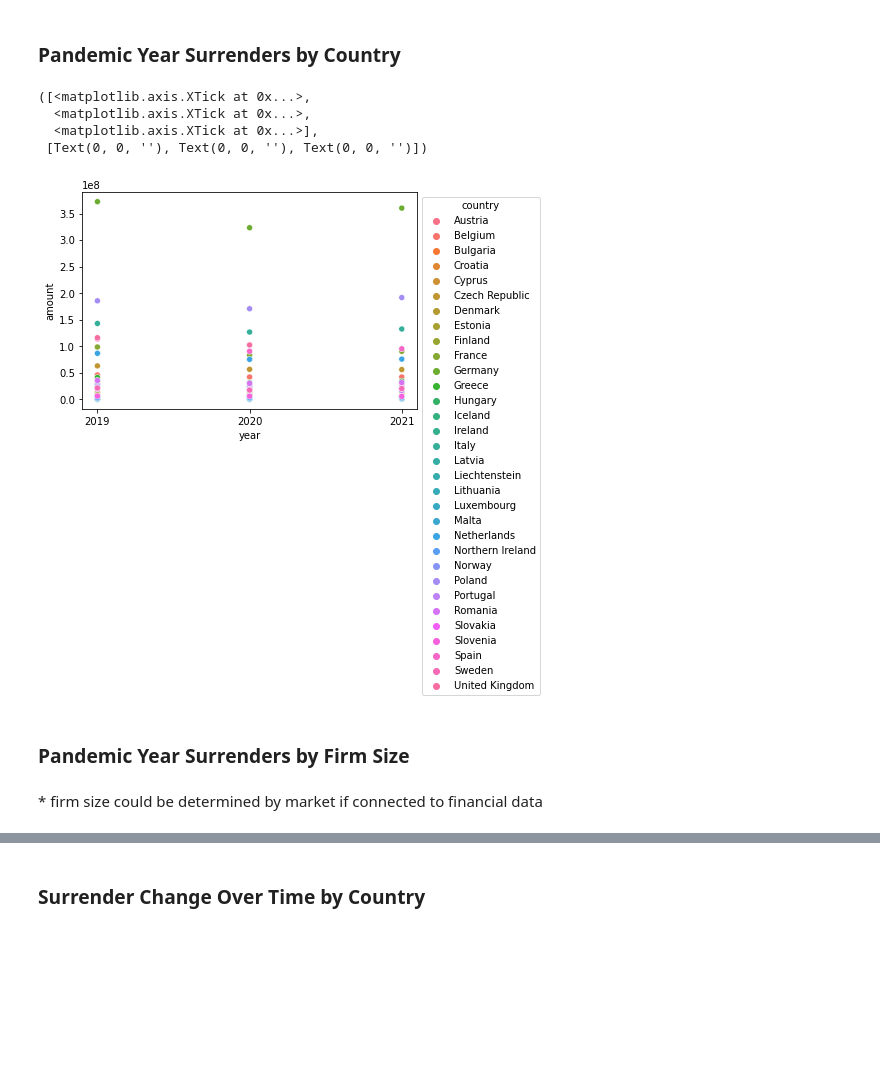
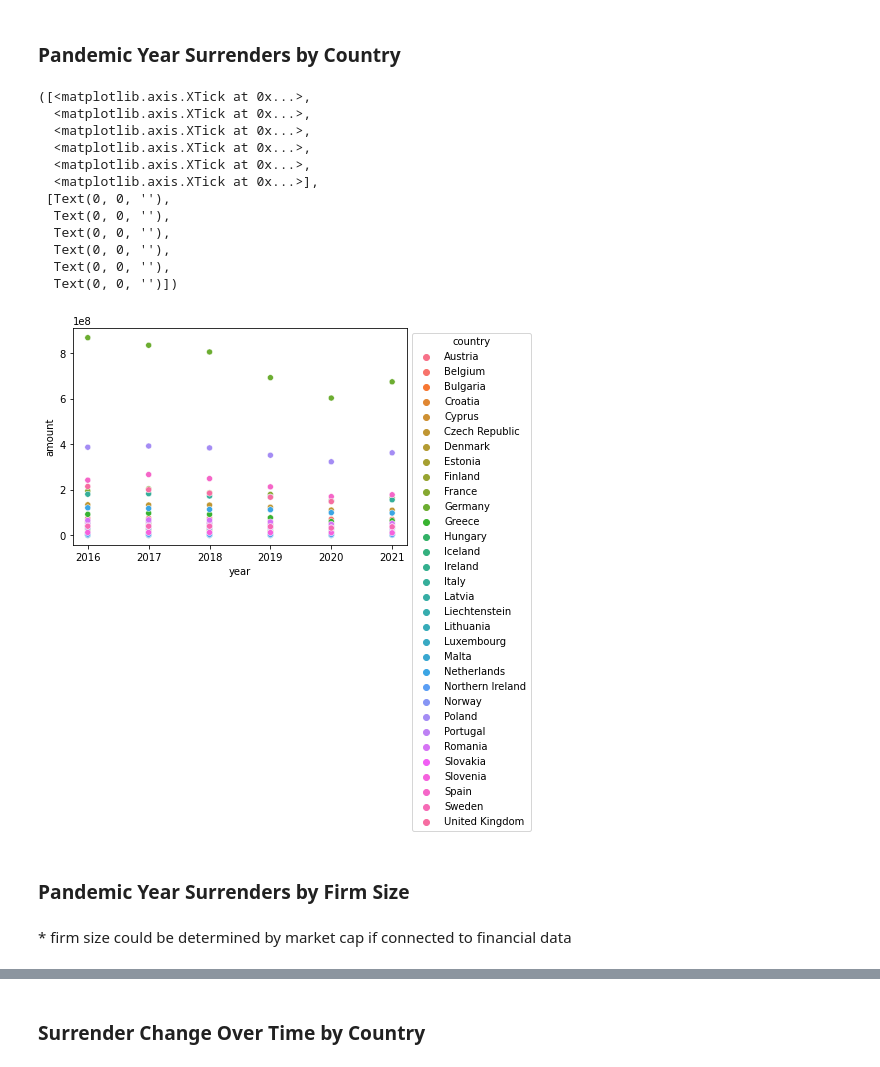
Before and after one commit to joshder/Emission-Trading, a Jupyter notebook: Code/Emissions Trading.ipynb, the cells around one changed output, grey strips where cells are left out. Drawn from its saved outputs; the diff is of its cells as text; code cells hidden in the pictures; blank space fills up the shorter version.

```diff
--- a/Code/Emissions Trading.ipynb
+++ b/Code/Emissions Trading.ipynb
@@ -274,7 +240,7 @@ surrender_country = pd.merge(surrender, installation[['id', 'registry_country']]
 # %%
 surrender_country.drop(['id_x', 'id_y'], axis = 1, inplace = True)
 # %%
-pand_surrender_country = surrender_country[surrender_country['year'] > 2018]
+pand_surrender_country = surrender_country[surrender_country['year'] > 2015]
 pand_surrender_country = pand_surrender_country[pand_surrender_country['year'] < 2022]
 # %%
 countries = pand_surrender_country['registry_country'].unique()
@@ -298,17 +264,25 @@ for country in countries:
 # %%
 ax = sns.scatterplot(data=pand_surrender_by_country_year, x="year", y="amount", hue="country")
 sns.move_legend(ax, "upper left", bbox_to_anchor=(1, 1))
-plt.xticks([2019, 2020, 2021])
+plt.xticks([2016, 2017, 2018, 2019, 2020, 2021])
 # %% [output]
 ([<matplotlib.axis.XTick at 0x...>,
   <matplotlib.axis.XTick at 0x...>,
+  <matplotlib.axis.XTick at 0x...>,
+  <matplotlib.axis.XTick at 0x...>,
+  <matplotlib.axis.XTick at 0x...>,
   <matplotlib.axis.XTick at 0x...>],
- [Text(0, 0, ''), Text(0, 0, ''), Text(0, 0, '')])
+ [Text(0, 0, ''),
+  Text(0, 0, ''),
+  Text(0, 0, ''),
+  Text(0, 0, ''),
+  Text(0, 0, ''),
+  Text(0, 0, '')])
-[figure, old version]
+[figure, new version]
 # %% [markdown]
 ### Pandemic Year Surrenders by Firm Size
 # %% [markdown]
-\* firm size could be determined by market if connected to financial data
+\* firm size could be determined by market cap if connected to financial data
 # %%
 num_installations_by_account['firm_size'] = "small"
 
```
Also changed, not shown: parts of 29 cells of this notebook.
